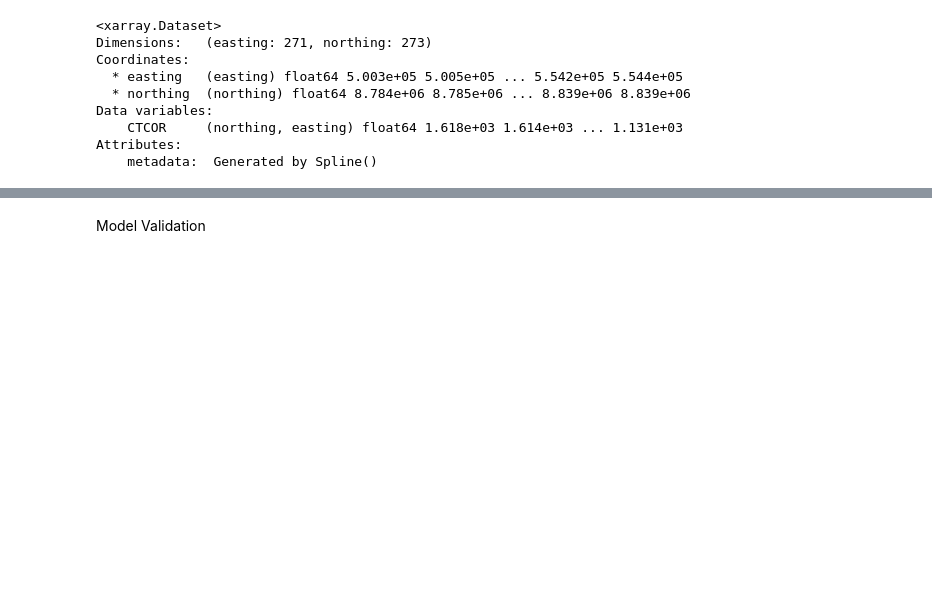
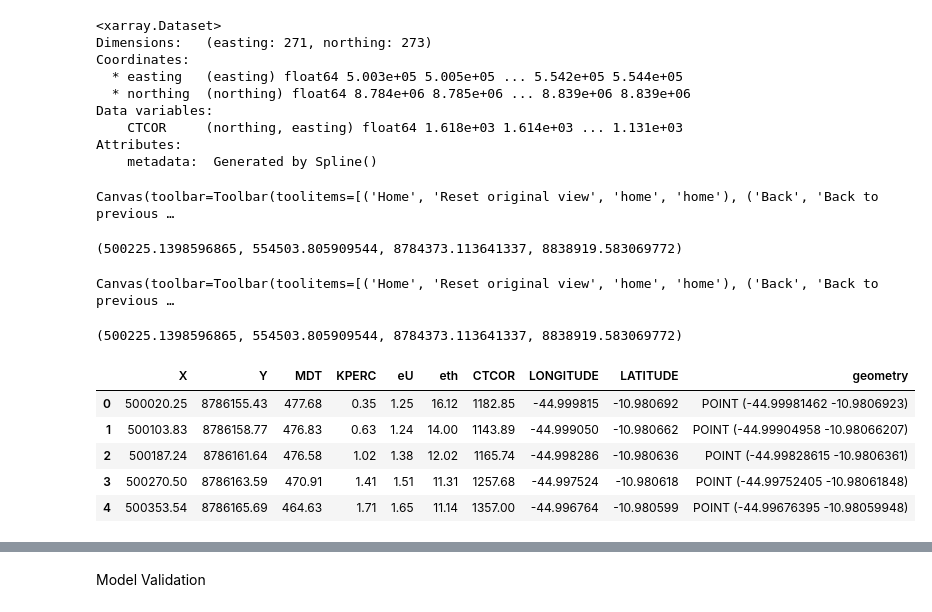
Before and after one commit to Gabriel-Goes/mapeamento_litologico_preditivo, a Jupyter notebook: sources/3.1 - Verde: Interpolating with Splines.ipynb, the cells around one changed output, grey strips where cells are left out. Cells and saved outputs as stored; diff of their text form; code cells hidden in the pictures; blank space fills up the shorter version.

```diff
--- a/sources/3.1 - Verde: Interpolating with Splines.ipynb
+++ b/sources/3.1 - Verde: Interpolating with Splines.ipynb
@@ -134,3 +168,23 @@ Data variables:
     CTCOR     (northing, easting) float64 1.618e+03 1.614e+03 ... 1.131e+03
 Attributes:
     metadata:  Generated by Spline()
+# %%
+'''
+vmin= grid.CTCOR.quantile([0.25,0.5,0.75])
+print(vmin)
+'''
+grid.CTCOR.plot(figsize=(12,12),
+               cmap='hsv',vmin=600, vmax=2000)
+plt.axis('scaled')
+# %% [output]
+Canvas(toolbar=Toolbar(toolitems=[('Home', 'Reset original view', 'home', 'home'), ('Back', 'Back to previous …
+(500225.1398596865, 554503.805909544, 8784373.113641337, 8838919.583069772)
+# %%
+grid = vd.distance_mask(coordinates, maxdist=1000, grid=grid)
+grid
+
+grid.CTCOR.plot(figsize=(12,12),cmap='hsv')
+plt.axis('scaled')
+# %% [output]
+Canvas(toolbar=Toolbar(toolitems=[('Home', 'Reset original view', 'home', 'home'), ('Back', 'Back to previous …
+(500225.1398596865, 554503.805909544, 8784373.113641337, 8838919.583069772)
@@ -136,0 +197,9 @@ Attributes:
+# %%
+g_rparaim.head()
+# %% [output]
+|  | X | Y | MDT | KPERC | eU | eth | CTCOR | LONGITUDE | LATITUDE | geometry |
+| 0 | 500020.25 | 8786155.43 | 477.68 | 0.35 | 1.25 | 16.12 | 1182.85 | -44.999815 | -10.980692 | POINT (-44.99981462 -10.9806923) |
+| 1 | 500103.83 | 8786158.77 | 476.83 | 0.63 | 1.24 | 14.00 | 1143.89 | -44.999050 | -10.980662 | POINT (-44.99904958 -10.98066207) |
+| 2 | 500187.24 | 8786161.64 | 476.58 | 1.02 | 1.38 | 12.02 | 1165.74 | -44.998286 | -10.980636 | POINT (-44.99828615 -10.9806361) |
+| 3 | 500270.50 | 8786163.59 | 470.91 | 1.41 | 1.51 | 11.31 | 1257.68 | -44.997524 | -10.980618 | POINT (-44.99752405 -10.98061848) |
+| 4 | 500353.54 | 8786165.69 | 464.63 | 1.71 | 1.65 | 11.14 | 1357.00 | -44.996764 | -10.980599 | POINT (-44.99676395 -10.98059948) |
```
Also changed, not shown: parts of 22 cells of this notebook, 8 other files.
